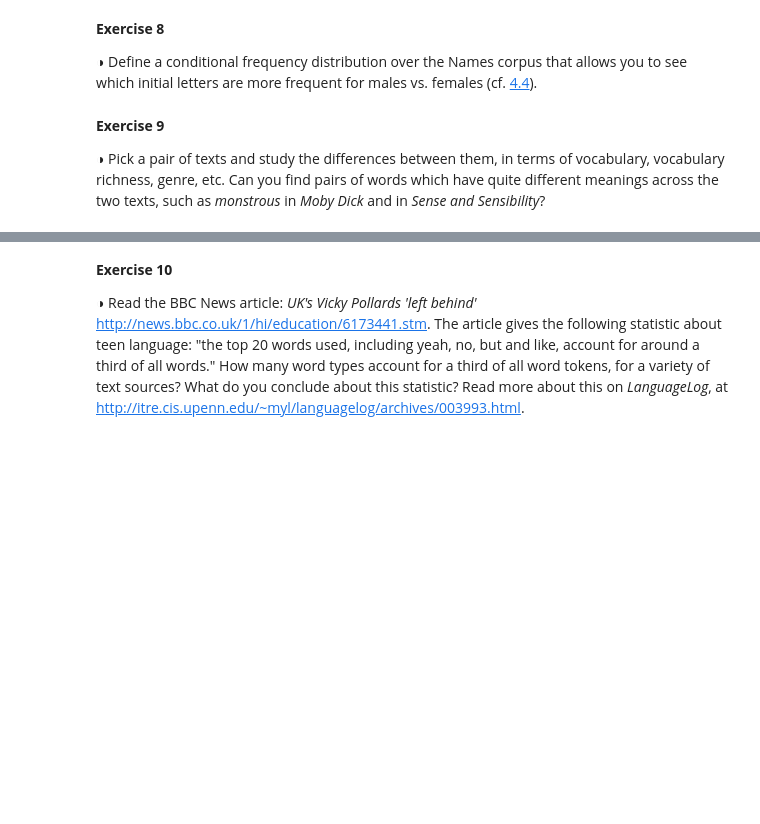
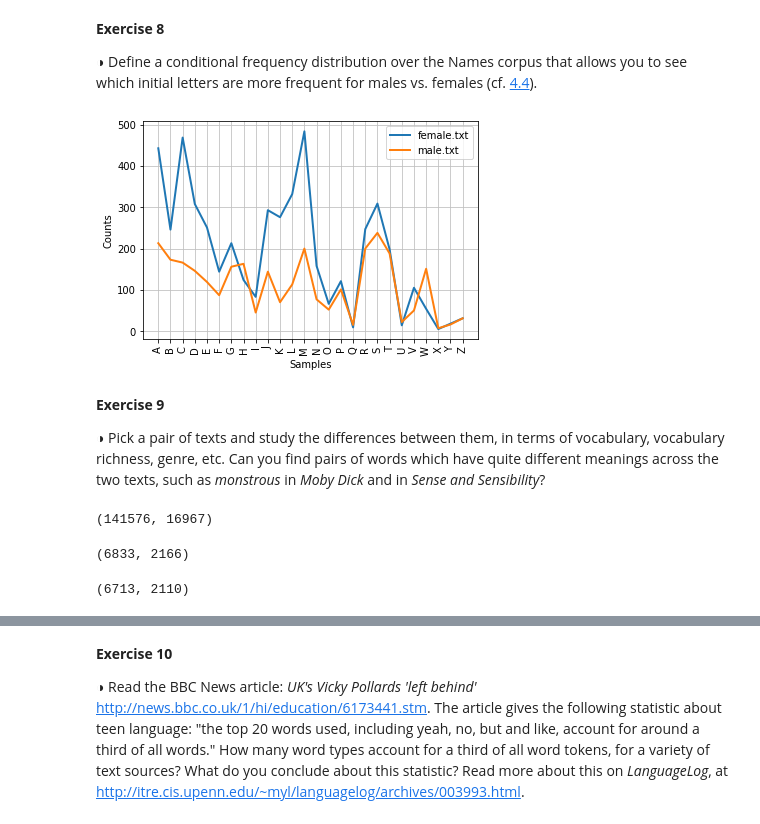
Before and after one commit to jayascript/nltk-book, a Jupyter notebook: NLTK-Book_Exercises_Chapter02.ipynb, the cells around one changed output, grey strips where cells are left out. Cells and saved outputs as stored; diff of their text form; code cells hidden in the pictures; blank space fills up the shorter version.

```diff
--- a/NLTK-Book_Exercises_Chapter02.ipynb
+++ b/NLTK-Book_Exercises_Chapter02.ipynb
@@ -297,3 +311,12 @@ several varieties , most of which , however , are little known . Broad - nosed
+# %%
+cfd = nltk.ConditionalFreqDist(
+        (fileid, name[0])
+        for fileid in names.fileids()
+        for name in names.words(fileid))
+
+cfd.plot()
+# %% [output]
+[figure, added]
 # %% [markdown]
 **Exercise 9**
 
@@ -300,0 +328,12 @@ several varieties , most of which , however , are little known . Broad - nosed
+# %%
+len(sense), len(grail)
+# %% [output]
+(141576, 16967)
+# %%
+len(set(sense)), len(set(grail))
+# %% [output]
+(6833, 2166)
+# %%
+len(set([w for w in sense if w.isalpha()])), len(set([w for w in grail if w.isalpha()]))
+# %% [output]
+(6713, 2110)
```
Also changed, not shown: parts of 18 cells of this notebook.
